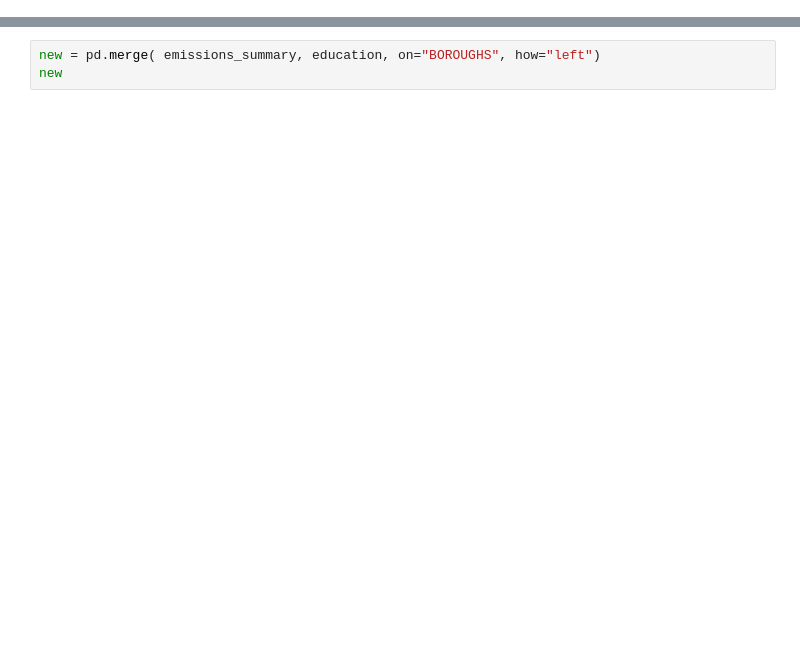
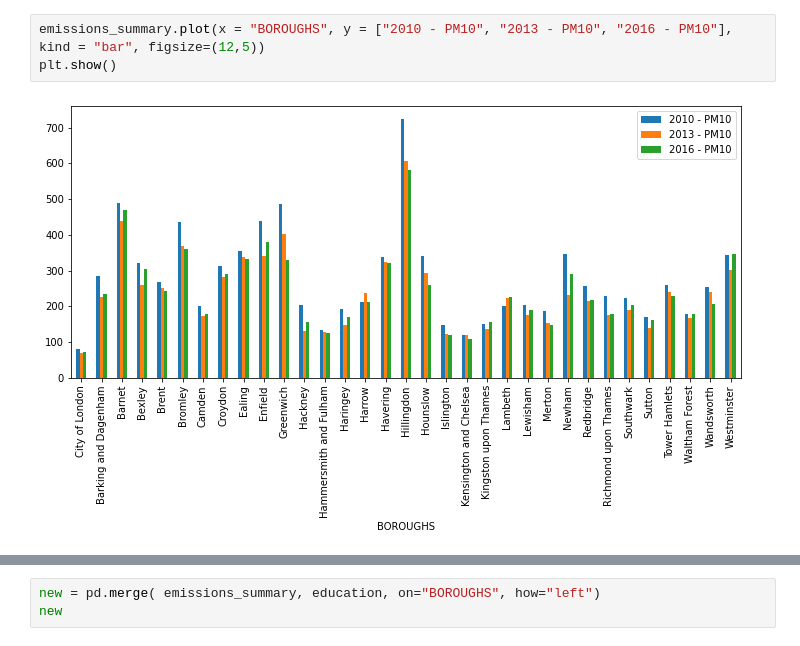
Before and after one commit to Vilma-St/Mini-project-London, a Jupyter notebook: your-code/pollution.ipynb, the cells around one changed output, grey strips where cells are left out. Saved outputs shown, nothing was run; the diff lists cells and outputs as text; blank space fills up the shorter version.

```diff
--- a/your-code/pollution.ipynb
+++ b/your-code/pollution.ipynb
@@ -47,0 +54,5 @@ education
+# %%
+emissions_summary.plot(x = "BOROUGHS", y = ["2010 - PM10", "2013 - PM10", "2016 - PM10"], kind = "bar", figsize=(12,5))
+plt.show()
+# %% [output]
+[figure, added]
```
Also changed, not shown: parts of 4 cells of this notebook, 1 other file.
